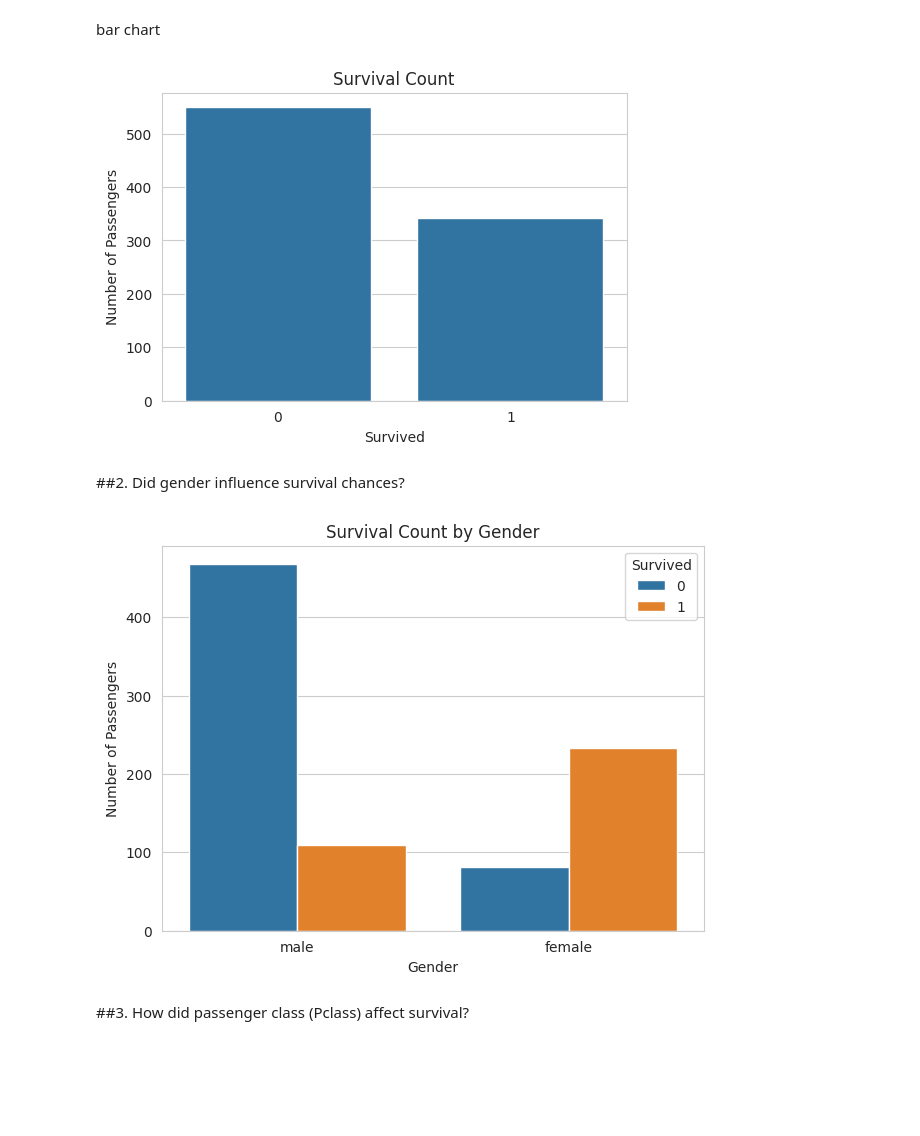
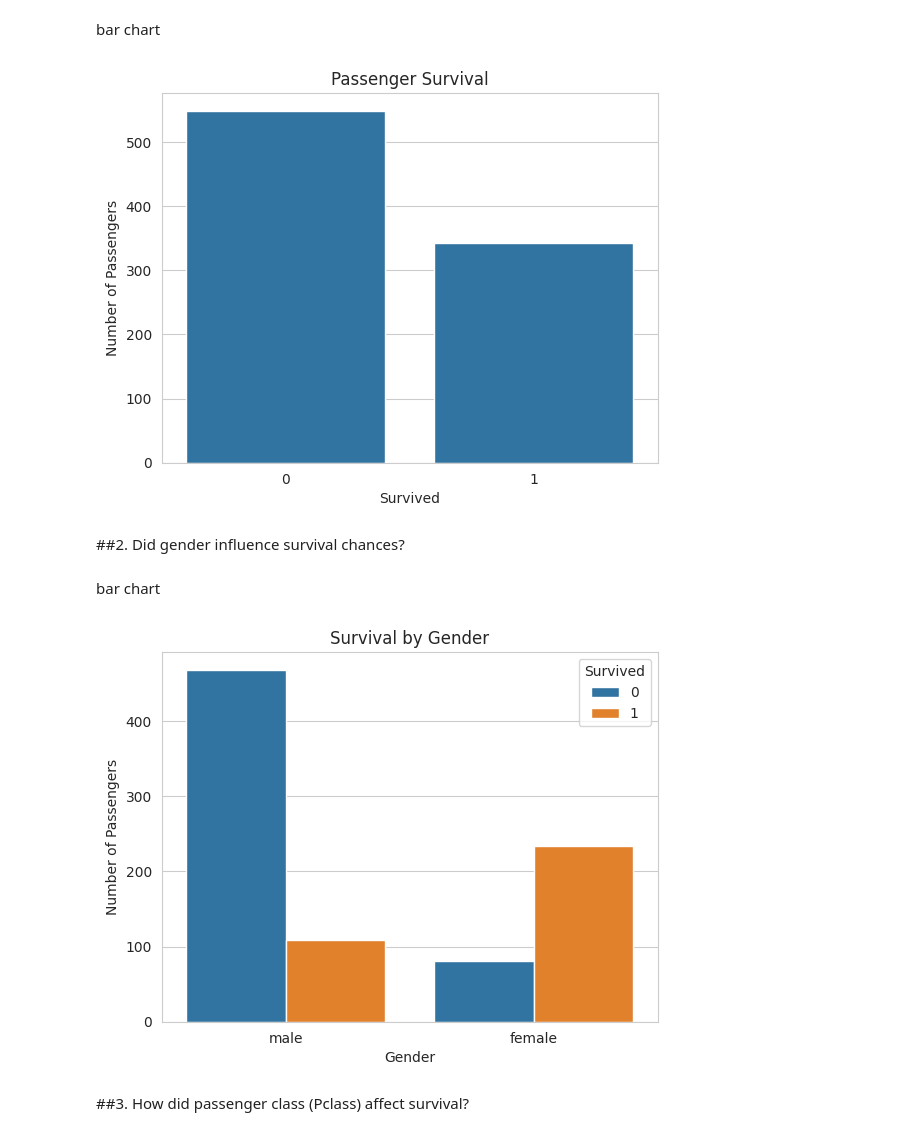
Before and after one commit to Gouri4666/MCA, a Jupyter notebook: sem3_lab/datascience/DataScience.ipynb, the cells around one changed output. Cells and saved outputs as stored; diff of their text form; code cells hidden in the pictures; blank space fills up the shorter version.

```diff
--- a/sem3_lab/datascience/DataScience.ipynb
+++ b/sem3_lab/datascience/DataScience.ipynb
@@ -1902,19 +1919,13 @@ memory usage: 83.7+ KB
 # %% [markdown]
 bar chart
 # %%
-plt.figure(figsize=(6, 4))
+sns.countplot(data=df, x='Survived')
 
-sns.countplot(
-    data=df,
-    x='Survived'
-)
-
-plt.title('Survival Count')
+plt.title('Passenger Survival')
 plt.xlabel('Survived')
 plt.ylabel('Number of Passengers')
-
 plt.show()
 # %% [output]
-[figure, old version]
+[figure, new version]
 # %% [markdown]
 ##2. Did gender influence survival chances?
@@ -1923,19 +1932,14 @@ bar chart
+# %% [markdown]
+bar chart
 # %%
-plt.figure(figsize=(7, 5))
+sns.countplot(data=df, x='Sex', hue='Survived')
 
-sns.countplot(
-    data=df,
-    x='Sex',
-    hue='Survived'
-)
-
-plt.title('Survival Count by Gender')
+plt.title('Survival by Gender')
 plt.xlabel('Gender')
 plt.ylabel('Number of Passengers')
-
 plt.show()
 # %% [output]
-[figure, old version]
+[figure, new version]
 # %% [markdown]
 ##3. How did passenger class (Pclass) affect survival?
 # %% [markdown]
```
Also changed, not shown: parts of 24 cells of this notebook.
